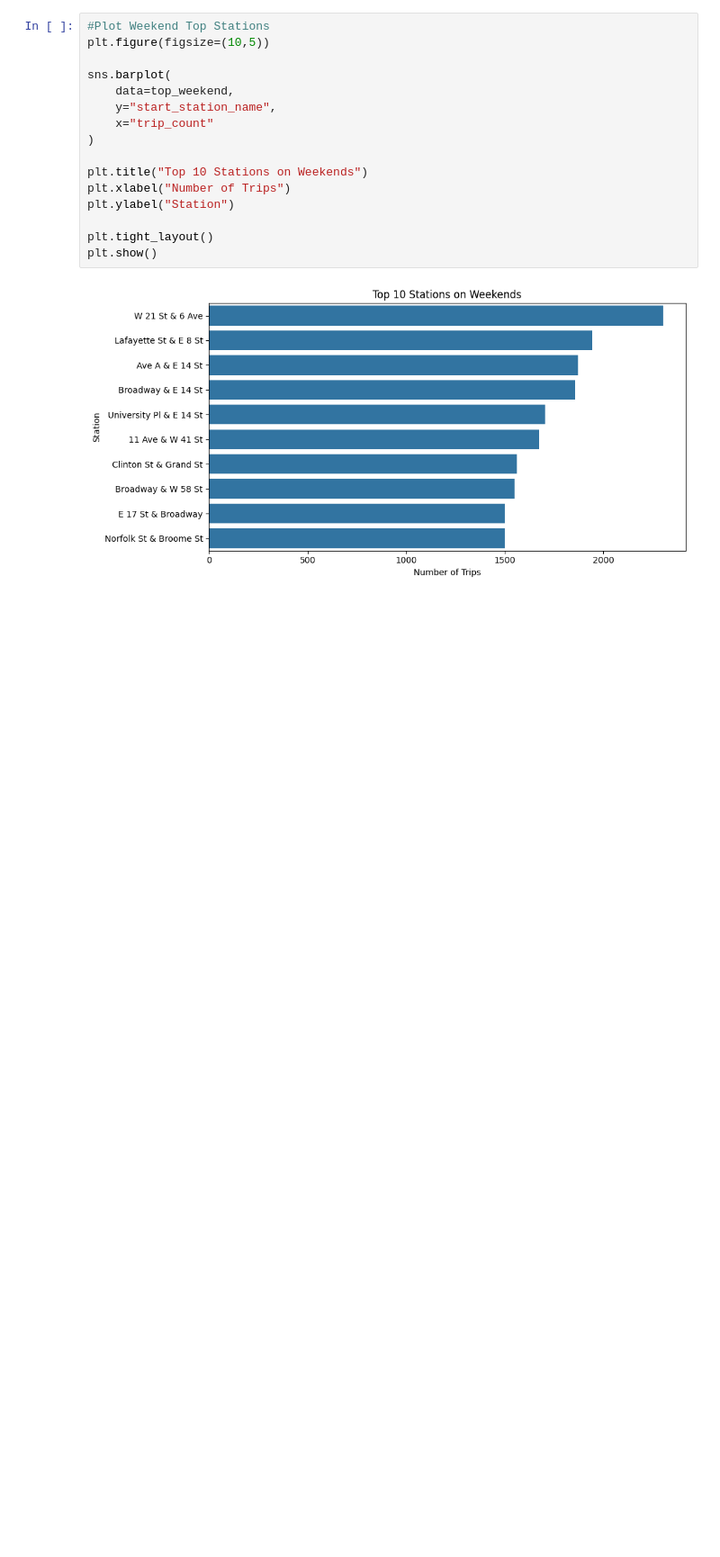
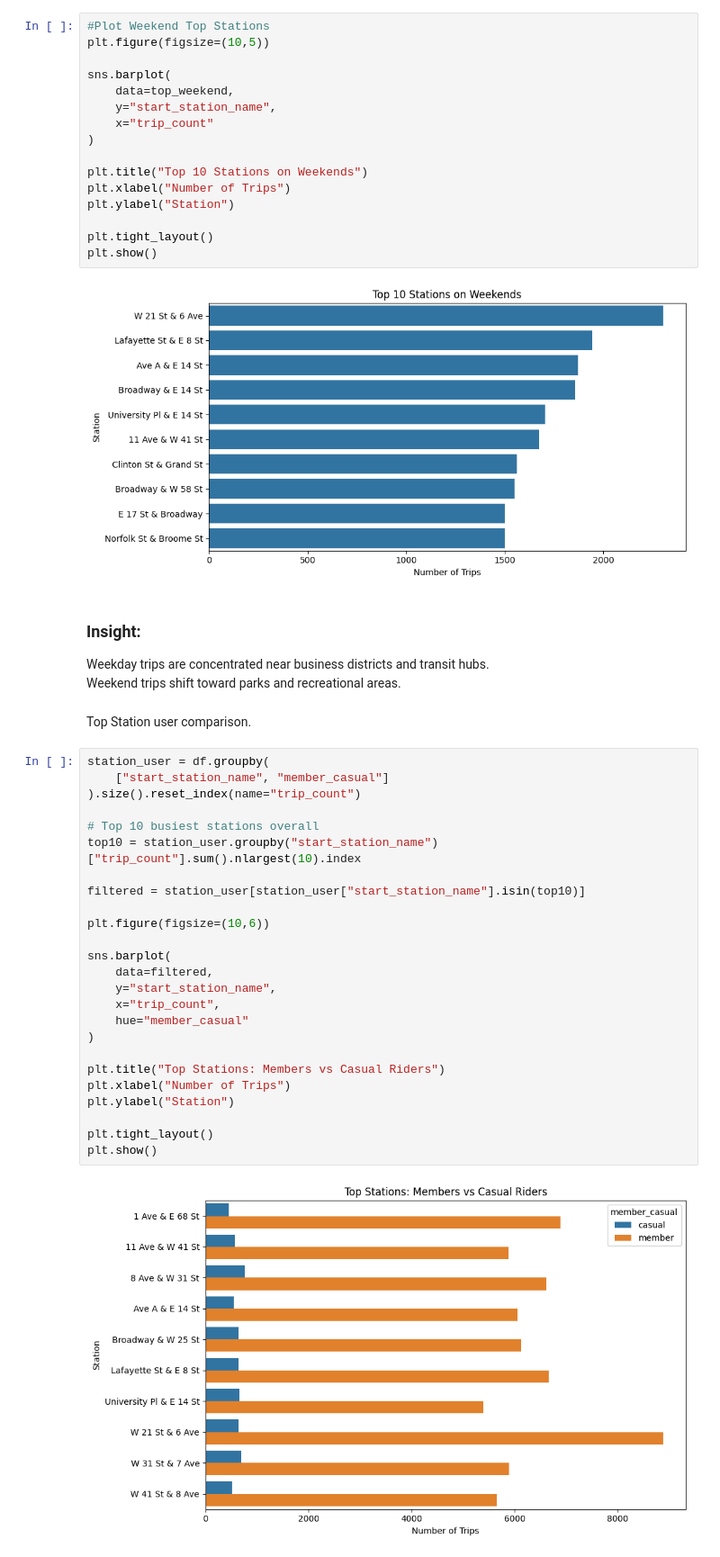
Before and after one commit to jermeyjohnson31-lab/Data_analytics, a Jupyter notebook: Capstone_project.ipynb, the cells around one changed output. Shown at 90% size. Saved outputs shown, nothing was run; the diff lists cells and outputs as text; blank space fills up the shorter version.

```diff
--- a/Capstone_project.ipynb
+++ b/Capstone_project.ipynb
@@ -273,3 +290,36 @@ plt.tight_layout()
 plt.show()
 # %% [output]
 [figure]
+# %% [markdown]
+### Insight:
+Weekday trips are concentrated near business districts and transit hubs.
+Weekend trips shift toward parks and recreational areas.
+# %% [markdown]
+Top Station user comparison.
+# %%
+station_user = df.groupby(
+    ["start_station_name", "member_casual"]
+).size().reset_index(name="trip_count")
+
+# Top 10 busiest stations overall
+top10 = station_user.groupby("start_station_name")["trip_count"].sum().nlargest(10).index
+
+filtered = station_user[station_user["start_station_name"].isin(top10)]
+
+plt.figure(figsize=(10,6))
+
+sns.barplot(
+    data=filtered,
+    y="start_station_name",
+    x="trip_count",
+    hue="member_casual"
+)
+
+plt.title("Top Stations: Members vs Casual Riders")
+plt.xlabel("Number of Trips")
+plt.ylabel("Station")
+
+plt.tight_layout()
+plt.show()
+# %% [output]
+[figure, added]
```
Also changed, not shown: parts of 11 cells of this notebook.
